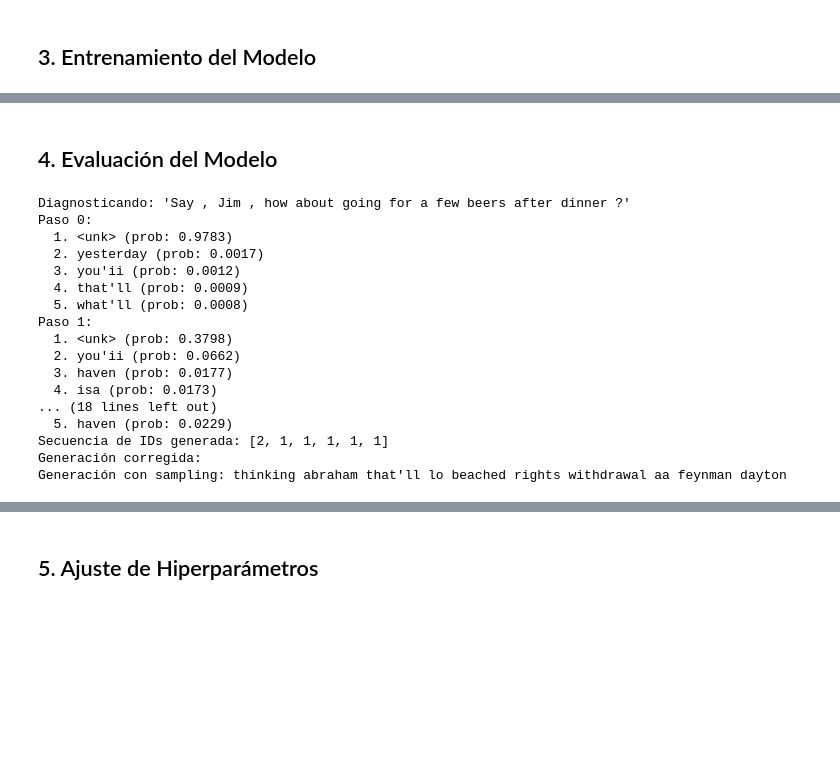
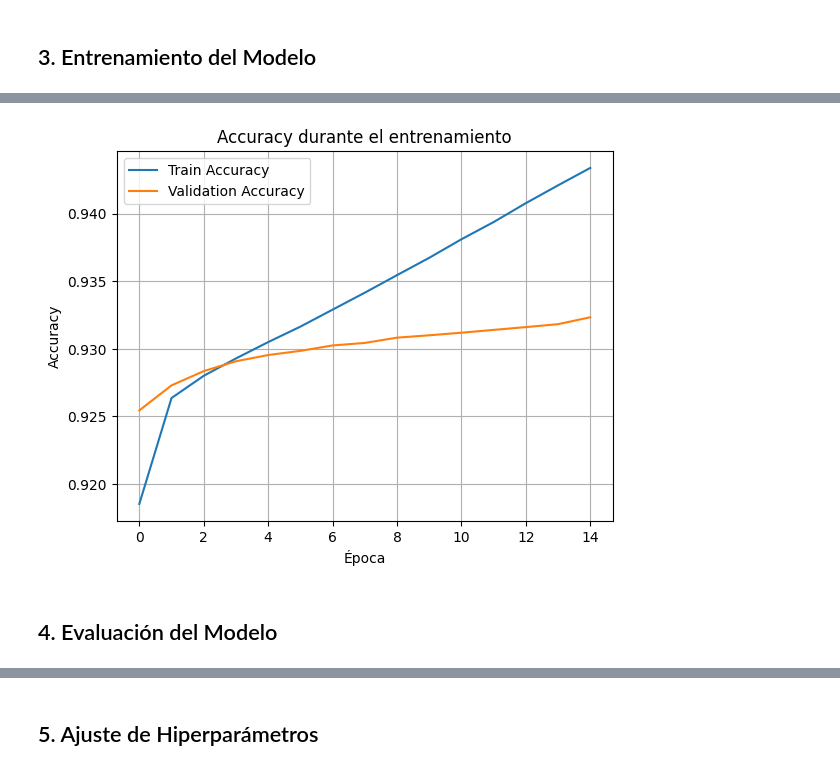
Before and after one commit to OdysseyAngelo/DL, a Jupyter notebook: Base_Estructura_EA3_Transformer_NLP_alumnos.ipynb, the cells around one changed output, grey strips where cells are left out. Cells and saved outputs as stored; diff of their text form; code cells hidden in the pictures; blank space fills up the shorter version.

```diff
--- a/Base_Estructura_EA3_Transformer_NLP_alumnos.ipynb
+++ b/Base_Estructura_EA3_Transformer_NLP_alumnos.ipynb
@@ -485,2 +559,13 @@ plt.show()
+# %%
+plt.plot(history.history['accuracy'], label='Train Accuracy')
+plt.plot(history.history['val_accuracy'], label='Validation Accuracy')
+plt.xlabel('Época')
+plt.ylabel('Accuracy')
+plt.title('Accuracy durante el entrenamiento')
+plt.legend()
+plt.grid(True)
+plt.show()
+# %% [output]
+[figure, added]
 # %% [markdown]
 ## 4. Evaluación del Modelo
@@ -608,28 +571,0 @@ def generate_response_sampling(model, source_text,
-# %%
-# Primero, diagnostica qué está pasando
-sample_inp = train_inputs[:10]
-diagnose_model_output(transformer, sample_inp)
-
-# Luego prueba la generación corregida
-print("Generación corregida:", " ".join(generate_response_tf(transformer, sample_inp)))
-
-# O prueba con sampling
-print("Generación con sampling:", " ".join(generate_response_sampling(transformer, sample_inp, temperature=0.6)))
-# %% [output]
-Diagnosticando: 'Say , Jim , how about going for a few beers after dinner ?'
-Paso 0:
-  1. <unk> (prob: 0.9783)
-  2. yesterday (prob: 0.0017)
-  3. you'ii (prob: 0.0012)
-  4. that'll (prob: 0.0009)
-  5. what'll (prob: 0.0008)
-Paso 1:
-  1. <unk> (prob: 0.3798)
-  2. you'ii (prob: 0.0662)
-  3. haven (prob: 0.0177)
-  4. isa (prob: 0.0173)
-... (18 lines left out)
-  5. haven (prob: 0.0229)
-Secuencia de IDs generada: [2, 1, 1, 1, 1, 1]
-Generación corregida:
-Generación con sampling: thinking abraham that'll lo beached rights withdrawal aa feynman dayton
```
Also changed, not shown: parts of 60 cells of this notebook.
